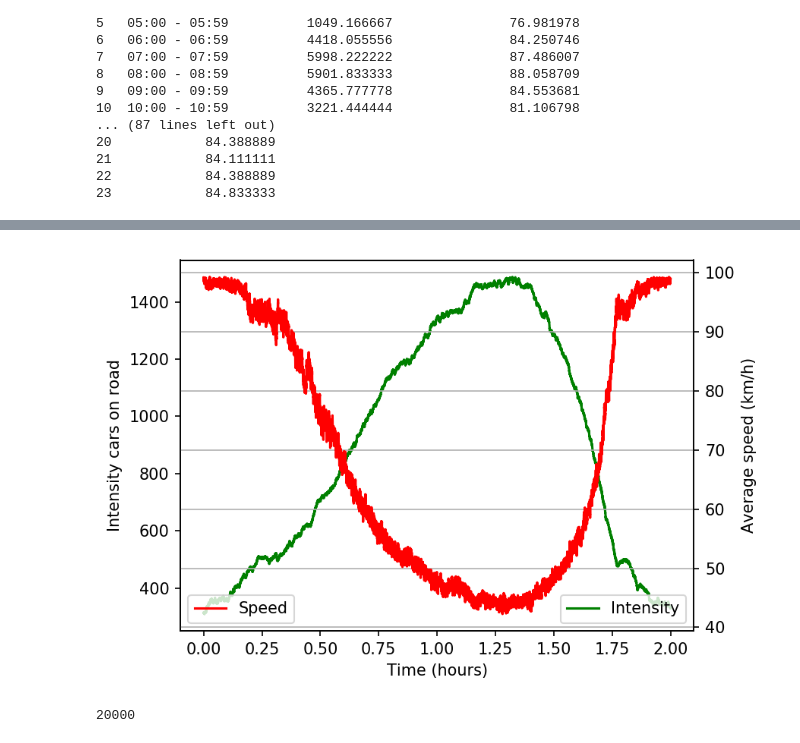
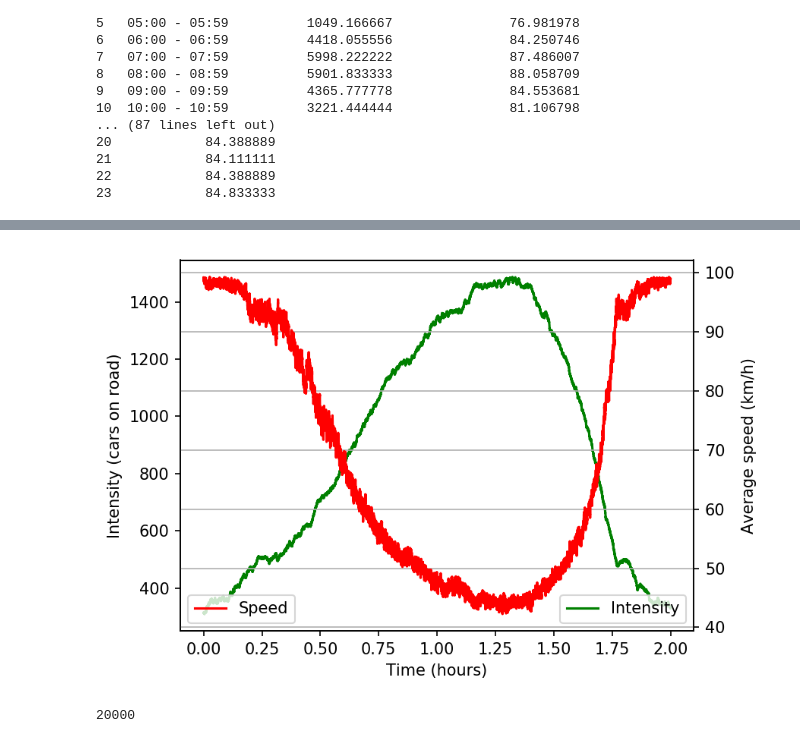
Before and after one commit to CoenHoningh/ABM, a Jupyter notebook: Data-analysis/Data-analysis.ipynb, the cells around one changed output, grey strips where cells are left out. Drawn from its saved outputs; the diff is of its cells as text; code cells hidden in the pictures.

```diff
--- a/Data-analysis/Data-analysis.ipynb
+++ b/Data-analysis/Data-analysis.ipynb
@@ -156,27 +156,27 @@ plt.show()
 # %%
 path = '../runs/snelheden_1.csv'
 speed_int = pd.read_csv(path)
 speed_int.head()
 fig, ax1 = plt.subplots()
 x_ax = np.linspace(0, 2, len(speed_int))
 
 ax1.set_xlabel('Time (hours)')
-ax1.set_ylabel("Intensity cars on road")
+ax1.set_ylabel("Intensity (cars on road)")
 ax1.plot(x_ax, speed_int['Cars_in_lane'], c='g')
 ax1.tick_params(axis='y')
 ax1.legend(("Intensity",), loc = 4)
 
 
 ax2 = ax1.twinx()
 ax2.set_ylabel('Average speed (km/h)')
 ax2.plot(x_ax, speed_int['Avg_speed'], c='r')
 ax2.tick_params(axis='y')
 ax2.legend(('Speed',))
 plt.grid(True)
 fig.tight_layout()
 plt.show()
 # %% [output]
-[figure, old version]
+[figure, new version]
 # %%
 len(speed_int)
 # %% [output]
```
Also changed, not shown: parts of 2 cells of this notebook, 2 other files.
